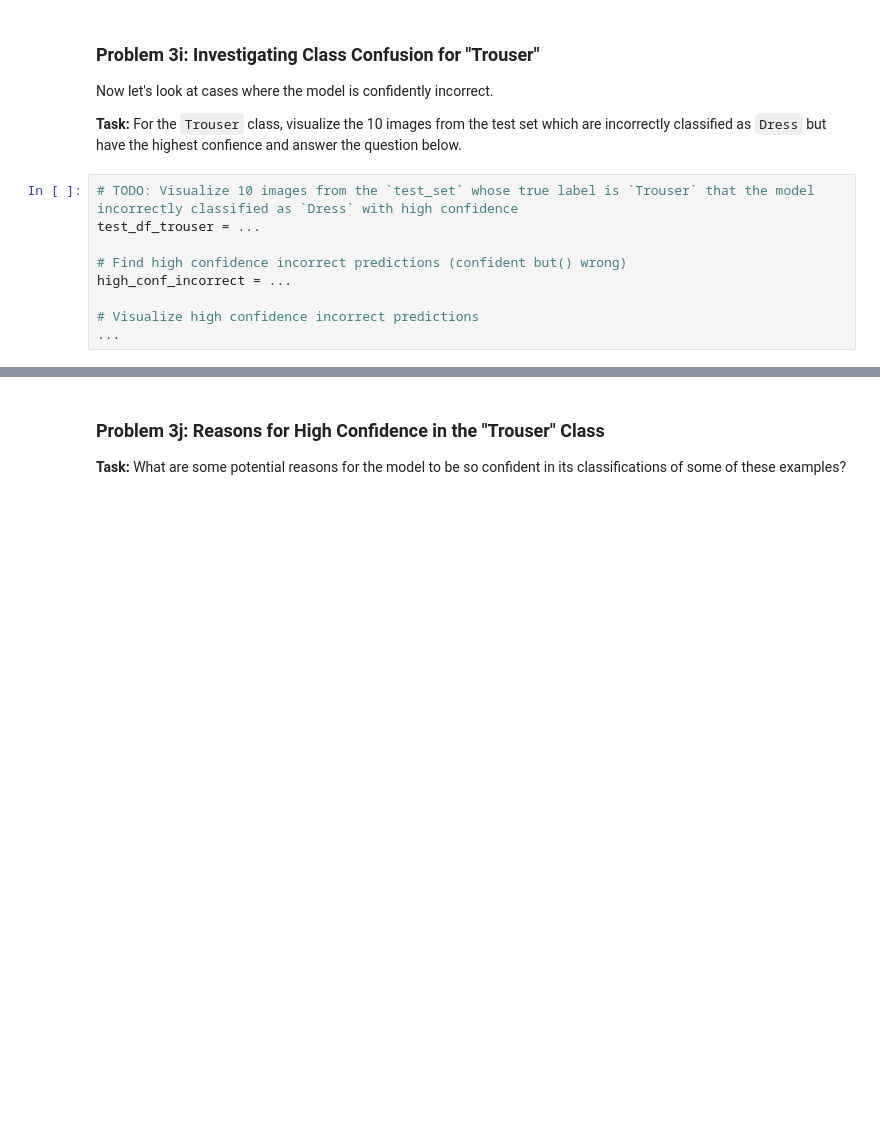
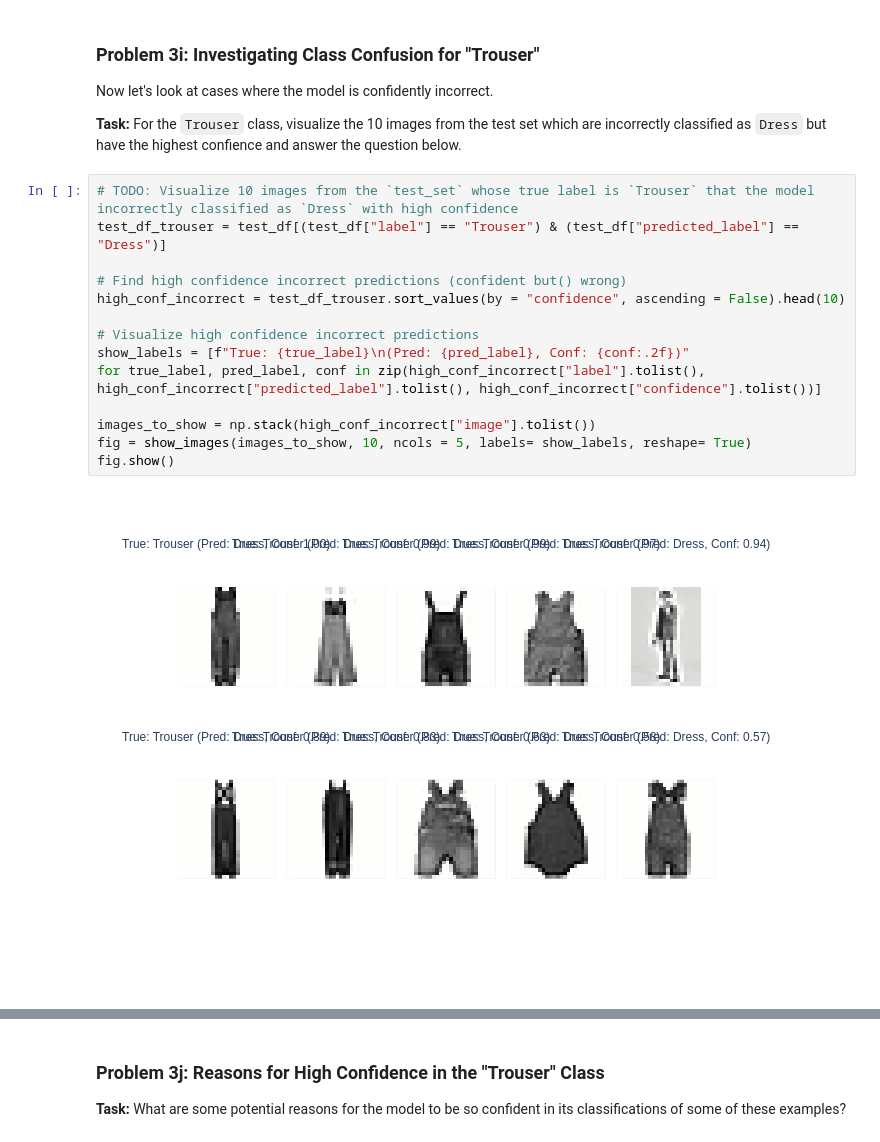
Before and after one commit to chenxixianming/fa25-student, a Jupyter notebook: hw/hw1/fashion_pt_1.ipynb, the cells around one changed output, grey strips where cells are left out. Cells and saved outputs as stored; diff of their text form; blank space fills up the shorter version.

```diff
--- a/hw/hw1/fashion_pt_1.ipynb
+++ b/hw/hw1/fashion_pt_1.ipynb
@@ -932,12 +941,19 @@ Now let's look at cases where the model is confidently incorrect.
 **Task:** For the `Trouser` class, visualize the 10 images from the test set which are incorrectly classified as `Dress` but have the highest confience and answer the question below.
 # %%
 # TODO: Visualize 10 images from the `test_set` whose true label is `Trouser` that the model incorrectly classified as `Dress` with high confidence
-test_df_trouser = ...
+test_df_trouser = test_df[(test_df["label"] == "Trouser") & (test_df["predicted_label"] == "Dress")]
 
 # Find high confidence incorrect predictions (confident but() wrong)
-high_conf_incorrect = ...
+high_conf_incorrect = test_df_trouser.sort_values(by = "confidence", ascending = False).head(10)
 
 # Visualize high confidence incorrect predictions
-...
+show_labels = [f"True: {true_label}\n(Pred: {pred_label}, Conf: {conf:.2f})"
+for true_label, pred_label, conf in zip(high_conf_incorrect["label"].tolist(), high_conf_incorrect["predicted_label"].tolist(), high_conf_incorrect["confidence"].tolist())]
+
+images_to_show = np.stack(high_conf_incorrect["image"].tolist())
+fig = show_images(images_to_show, 10, ncols = 5, labels= show_labels, reshape= True)
+fig.show()
+# %% [output]
+[figure, added]
 # %%
 grader.check("q3i")
```
Also changed, not shown: parts of 16 cells of this notebook.
